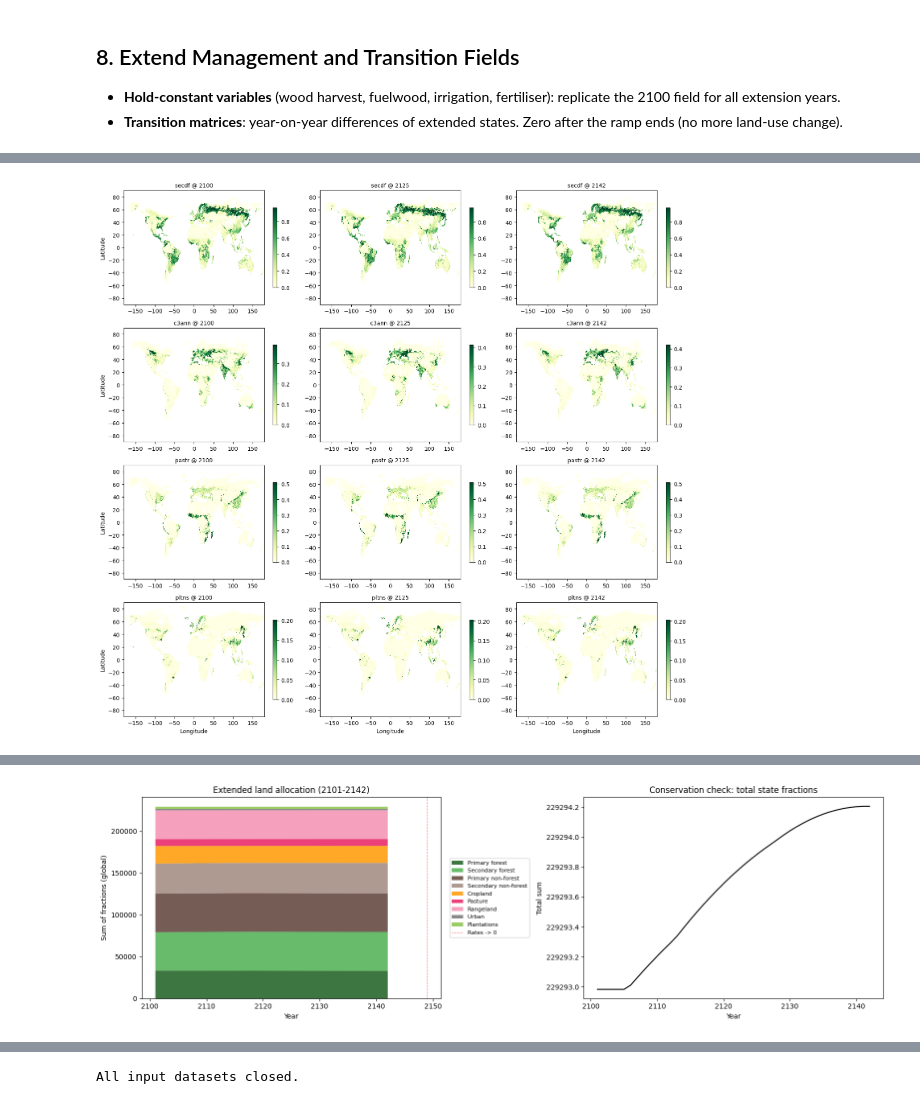
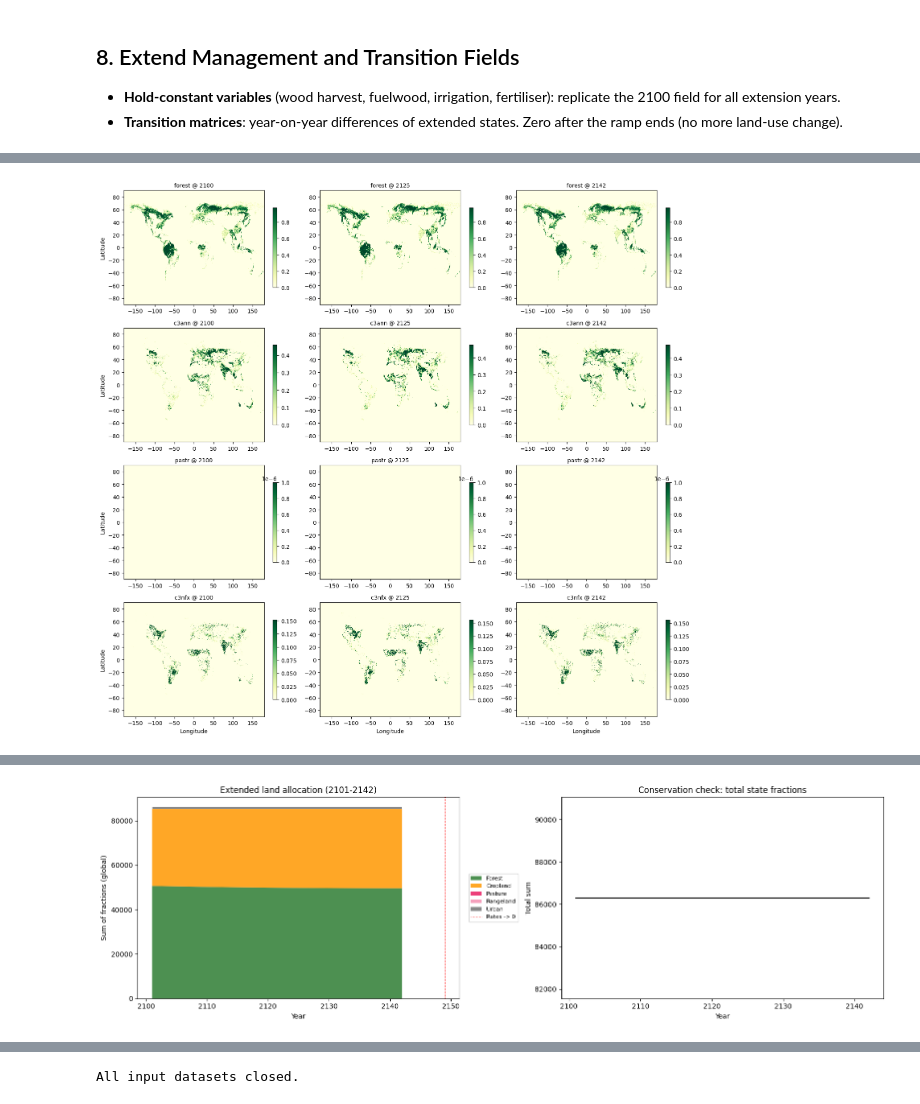
Before and after one commit to benmsanderson/extend-luh, a Jupyter notebook: notebooks/03_gridded_extension.ipynb, the cells around one changed output, grey strips where cells are left out. Saved outputs shown, nothing was run; the diff lists cells and outputs as text; code cells hidden in the pictures.

```diff
--- a/notebooks/03_gridded_extension.ipynb
+++ b/notebooks/03_gridded_extension.ipynb
@@ -120,10 +136,10 @@ The rate multiplier $r(t)$ from notebook 02 replaces the linear ramp. It was der
 The BECCS factor scales biofuel crop fractions relative to their 2100 values.
 # %%
 df = load_csv()
-sc = filter_scenario(df)
+sc_data = filter_scenario(df, scen=sc)
 
 linear_ramp = afolu_ramp(EXT_YEARS)
-beccs = beccs_scaling_factors(sc)
+beccs = beccs_scaling_factors(sc_data)
 beccs_dict = beccs.to_dict()
 
 fig, axes = plt.subplots(1, 2, figsize=(14, 4))
@@ -352,7 +368,7 @@ Wall time: 8.17 s
 # %%
 # Hold-constant management variables: keep 2D field only (no 400-year replication)
 ext_mgmt = {}
-for v in cfg.MGMT_HOLD_CONSTANT:
+for v in sc.mgmt_hold_constant:
     if v in ds_mgmt:
         ext_mgmt[v] = ds_mgmt[v].isel(time=-1).values
         print(f"  {v}: held constant, 2D shape={ext_mgmt[v].shape}")
@@ -360,7 +376,7 @@ for v in cfg.MGMT_HOLD_CONSTANT:
         print(f"  {v}: NOT in management dataset, skipping")
 
 # Biofuel management: crpbiof already done above; handle sub-components
-for v in cfg.MGMT_BIOFUEL_VARS:
+for v in sc.mgmt_biofuel_vars:
     if v == 'crpbiof':
         continue  # already extended via BECCS scaling
     if v in ds_mgmt:
@@ -393,7 +400,15 @@ Total management variables extended: 16
 
 Visual sanity check: confirm smooth spatial evolution and no obvious boundary artefacts at the 2100 join or the ramp endpoint (2149/2150).]]>
 # %%
-check_vars = ['secdf', 'c3ann', 'pastr', 'pltns']
+# Pick a few representative variables from this scenario's state vars
+check_vars = [sc.residual_var] + [v for v in ['c3ann', 'pastr'] if v in sc.state_vars]
+if len(check_vars) < 4:
+    # Add more from state_vars that aren't already included
+    for v in sc.state_vars:
+        if v not in check_vars:
+            check_vars.append(v)
+        if len(check_vars) >= 4:
+            break
 check_years = [2100, 2125, int(RAMP_YEARS[-1])]  # last ramp year instead of 2150
 
 fig, axes = plt.subplots(len(check_vars), len(check_years),
@@ -419,56 +434,71 @@ for row, v in enumerate(check_vars):
 
 plt.tight_layout(); plt.show()
 # %% [output]
-[figure, old version]
+[figure, new version]
 # %% [markdown]
 <![CDATA[## 10. Global Timeseries: Extended State Fractions (Ramp Period)
 
 Stacked area plot of globally-summed state fractions spanning the ramp period, plus the conservation check. After 2150 all values are frozen.]]>
 # %%
-groups = {
-    'Primary forest':       ['primf'],
-    'Secondary forest':     ['secdf'],
-    'Primary non-forest':   ['primn'],
-    'Secondary non-forest': ['secdn'],
-    'Cropland':             ['c3ann', 'c3nfx', 'c3per', 'c4ann', 'c4per'],
-    'Pasture':              ['pastr'],
-    'Rangeland':            ['range'],
-    'Urban':                ['urban'],
-    'Plantations':          ['pltns'],
+# Build groups dynamically from scenario state vars
+_all_state = set(sc.state_vars)
+_group_defs = [
+    ('Primary forest',       ['primf']),
+    ('Secondary forest',     ['secdf']),
+    ('Forest',               ['forest']),
+    ('Primary non-forest',   ['primn']),
+    ('Secondary non-forest', ['secdn']),
+    ('Cropland',             ['c3ann', 'c3nfx', 'c3per', 'c4ann', 'c4per']),
+    ('Pasture',              ['pastr']),
+    ('Rangeland',            ['range']),
+    ('Urban',                ['urban']),
+    ('Plantations',          ['pltns']),
+]
+groups = {}
+for label, varlist in _group_defs:
+    present = [v for v in varlist if v in _all_state]
+    if present:
+        groups[label] = present
+
+_palette = {
+    'Primary forest': '#1b5e20', 'Secondary forest': '#4caf50',
+    'Forest': '#2e7d32',
+    'Primary non-forest': '#5d4037', 'Secondary non-forest': '#a1887f',
+    'Cropland': '#ff9800', 'Pasture': '#e91e63', 'Rangeland': '#f48fb1',
+    'Urban': '#757575', 'Plantations': '#8bc34a',
 }
-colors = ['#1b5e20', '#4caf50', '#5d4037', '#a1887f',
-          '#ff9800', '#e91e63', '#f48fb1', '#757575', '#8bc34a']
+colors = [_palette[l] for l in groups]
 
 # Global sums for ramp period
 group_sums = {}
 for label, varlist in groups.items():
     ts = np.array([
         sum(np.nansum(ext_states[v][t]) for v in varlist)
         for t in range(len(RAMP_YEARS))
     ])
     group_sums[label] = ts
 
 fig, axes = plt.subplots(1, 2, figsize=(16, 5))
 
 ax = axes[0]
 labels = list(groups.keys())
 data = np.array([group_sums[l] for l in labels])
 ax.stackplot(RAMP_YEARS, data, labels=labels, colors=colors, alpha=0.85)
 ax.axvline(cfg.YR_AFOLU_ZERO, color='r', ls=':', lw=0.8, label='Rates -> 0')
 ax.set_xlabel('Year'); ax.set_ylabel('Sum of fractions (global)')
 ax.set_title(f'Extended land allocation ({RAMP_YEARS[0]}-{RAMP_YEARS[-1]})')
 ax.legend(loc='center left', bbox_to_anchor=(1.02, 0.5), fontsize=8)
 
 ax = axes[1]
 total = data.sum(axis=0)
 ax.plot(RAMP_YEARS, total, 'k-', lw=1.5)
 ax.set_xlabel('Year'); ax.set_ylabel('Total sum')
 ax.set_title('Conservation check: total state fractions')
 ax.ticklabel_format(useOffset=False)
 
 plt.tight_layout(); plt.show()
 # %% [output]
-[figure, old version]
+[figure, new version]
 # %% [markdown]
 ## 11. Output Files (Grouped by Source Input File)
 
```
Also changed, not shown: parts of 17 cells of this notebook, 10 other files.
